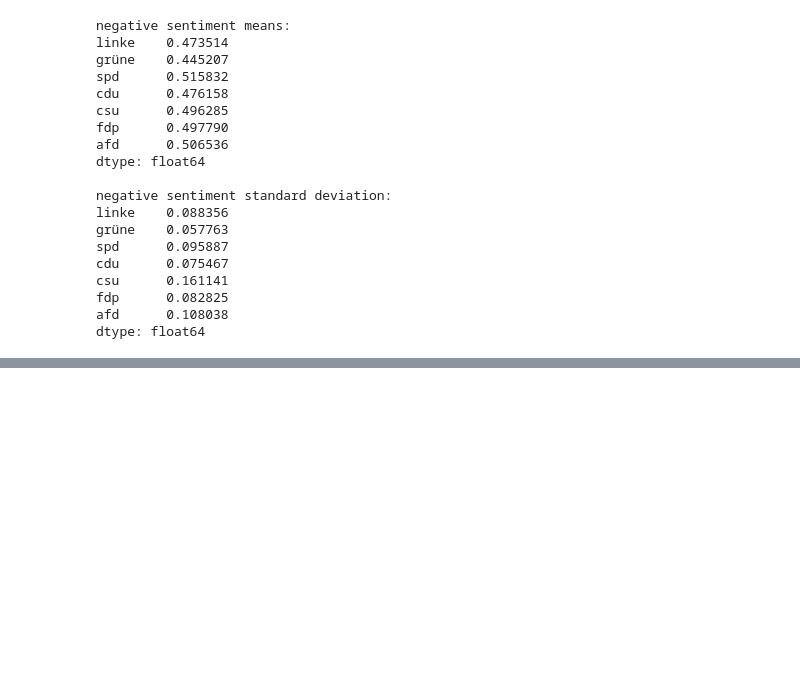
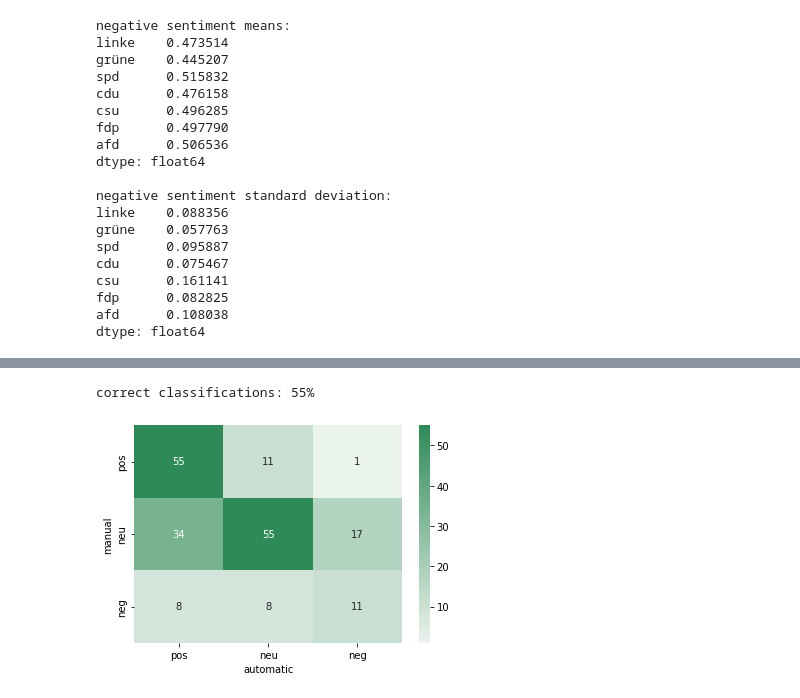
Before and after one commit to haukesteffen/media_bias_video_journalism, a Jupyter notebook: src/sentiment_analysis.ipynb, the cells around one changed output, grey strips where cells are left out. Drawn from its saved outputs; the diff is of its cells as text; code cells hidden in the pictures; blank space fills up the shorter version.

```diff
--- a/src/sentiment_analysis.ipynb
+++ b/src/sentiment_analysis.ipynb
@@ -360,0 +580,18 @@ Name: transcript, dtype: int64
+# %%
+correct_counter = 0
+for i in range(len(hauke_sample)):
+    if hauke_sample.loc[:, 'automatic_classification'].iloc[i] == hauke_sample.loc[:, 'manual_classification'].iloc[i]:
+        correct_counter += 1
+print(f'correct classifications: {correct_counter}%')
+# %% [output]
+correct classifications: 55%
+# %%
+both_samples = pd.concat([reemt_sample, hauke_sample])
+from sklearn.metrics import confusion_matrix
+conf_mat = confusion_matrix(both_samples['manual_classification'], both_samples['automatic_classification'])
+f, ax = plt.subplots()
+ax = sns.heatmap(conf_mat, annot=True, cmap=sns.light_palette("seagreen", as_cmap=True))
+ax.set(xlabel="automatic", ylabel="manual", xticklabels=['pos', 'neu', 'neg'], yticklabels=['pos', 'neu', 'neg'])#, title='Beide Samples Auswertung')
+f.savefig('../data/plausability_tests/confmat.pdf', format='pdf')
+# %% [output]
+[figure, added]
```
Also changed, not shown: parts of 14 cells of this notebook, 1 other file.
